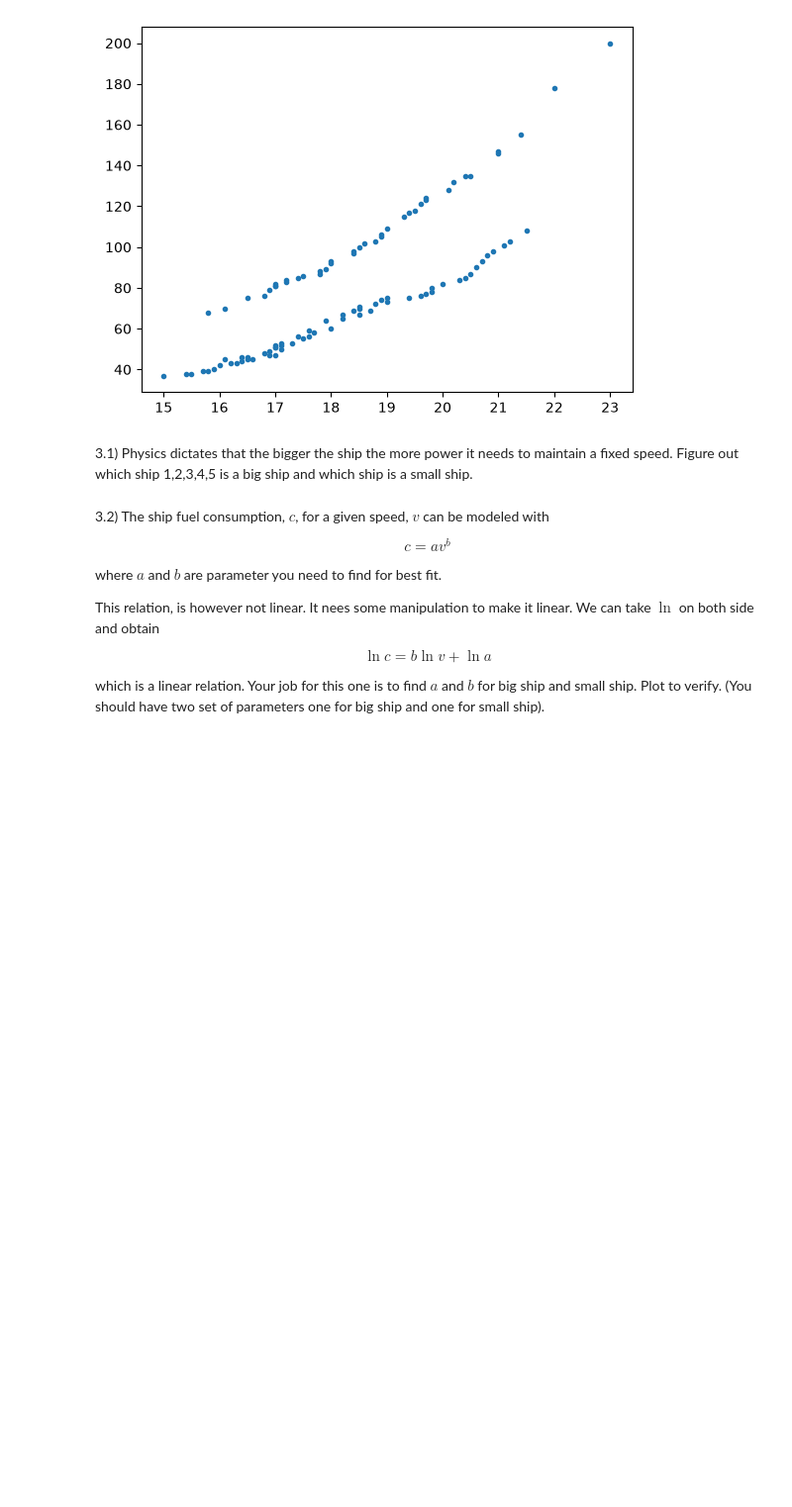
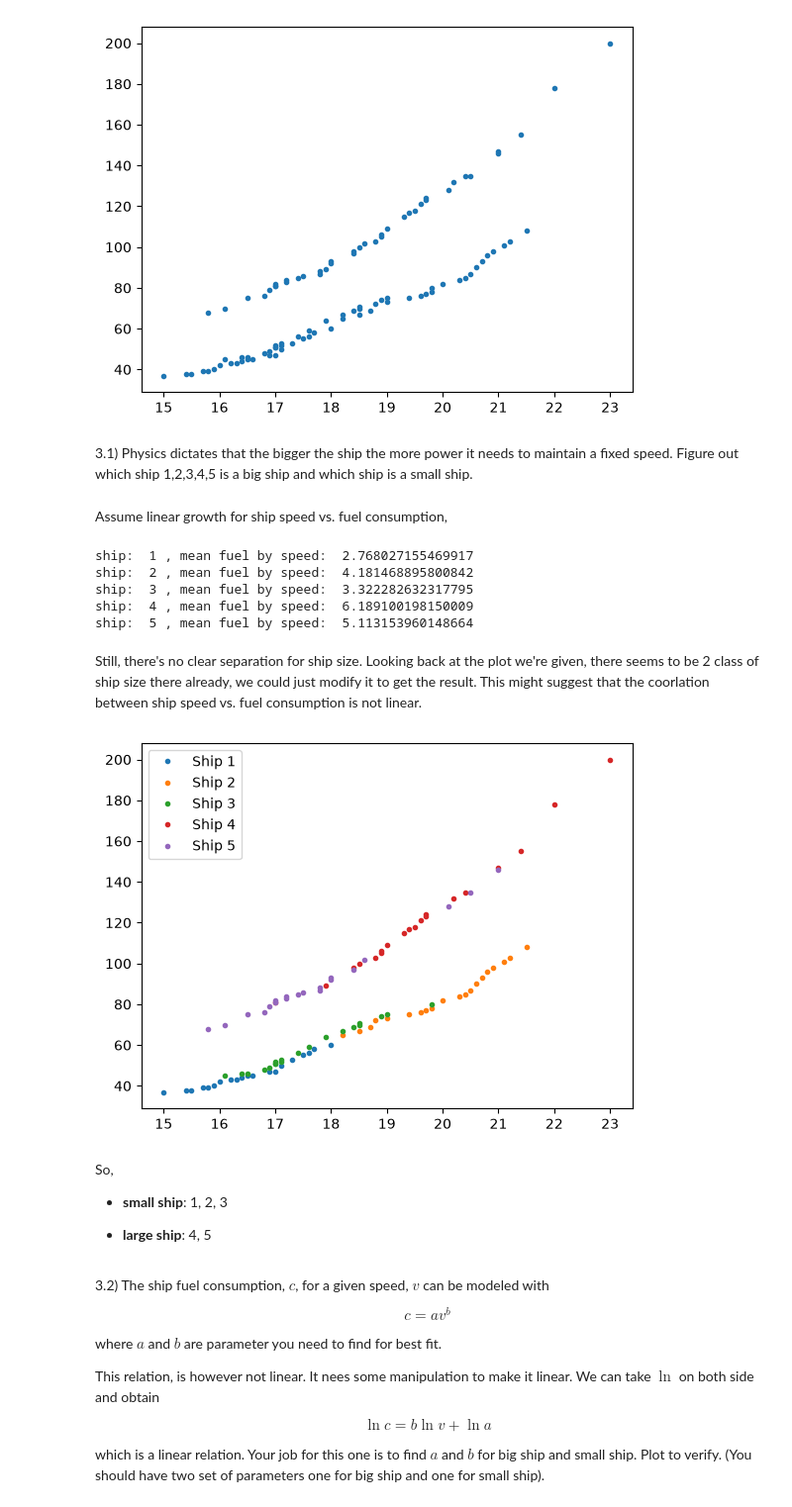
Before and after one commit to jiraroj-wir/iccs205-homework, a Jupyter notebook: hw4/Homework4.ipynb, the cells around one changed output. Shown at 99% size. Cells and saved outputs as stored; diff of their text form; code cells hidden in the pictures; blank space fills up the shorter version.

```diff
--- a/hw4/Homework4.ipynb
+++ b/hw4/Homework4.ipynb
@@ -201,6 +201,48 @@ plt.plot(speed, fuel,'.')
 [figure]
 # %% [markdown]
 3.1) Physics dictates that the bigger the ship the more power it needs to maintain a fixed speed. Figure out which ship 1,2,3,4,5 is a big ship and which ship is a small ship.
+# %% [markdown]
+Assume linear growth for ship speed vs. fuel consumption,
+# %%
+ship = [[] for _ in range(5)]
+
+for i in range((len(shipno) == len(speed) == len(fuel)) * len(shipno)):
+    ship[int(shipno[i])-1].append(fuel[i] / speed[i])
+
+mean = [0] * 5
+for i in range(5):
+    print("ship: ", i + 1, ", mean fuel by speed: ", sum(ship[i]) / len(ship[i]))
+# %% [output]
+ship:  1 , mean fuel by speed:  2.768027155469917
+ship:  2 , mean fuel by speed:  4.181468895800842
+ship:  3 , mean fuel by speed:  3.322282632317795
+ship:  4 , mean fuel by speed:  6.189100198150009
+ship:  5 , mean fuel by speed:  5.113153960148664
+# %% [markdown]
+Still, there's no clear separation for ship size. Looking back at the plot we're given, there seems to be 2 class of ship size there already, we could just modify it to get the result. This might suggest that the coorlation between ship speed vs. fuel consumption is not linear.
+# %%
+ship = np.loadtxt(open("ship_speed_fuel.csv","rb"), delimiter=',', skiprows=1)
+#try to figure out what exactly is in the ship variable
+#see ship_speed_fuel.text for the meaning of each column
+shipno = ship[:, 0]
+speed = ship[:, 1]
+fuel = ship[:, 2]
+#plt.plot(speed, fuel,'.')
+
+for number in range(1, 6):
+    mask = shipno == number
+    plt.plot(speed[mask], fuel[mask], '.', label=f"Ship {number}")
+
+plt.legend()
+plt.show()
+# %% [output]
+[figure, added]
+# %% [markdown]
+So,
+
+- **small ship**: 1, 2, 3
+
+- **large ship**: 4, 5
 # %% [markdown]
 3.2) The ship fuel consumption, $c$, for a given speed, $v$ can be modeled with
 
```
Also changed, not shown: parts of 3 cells of this notebook.
